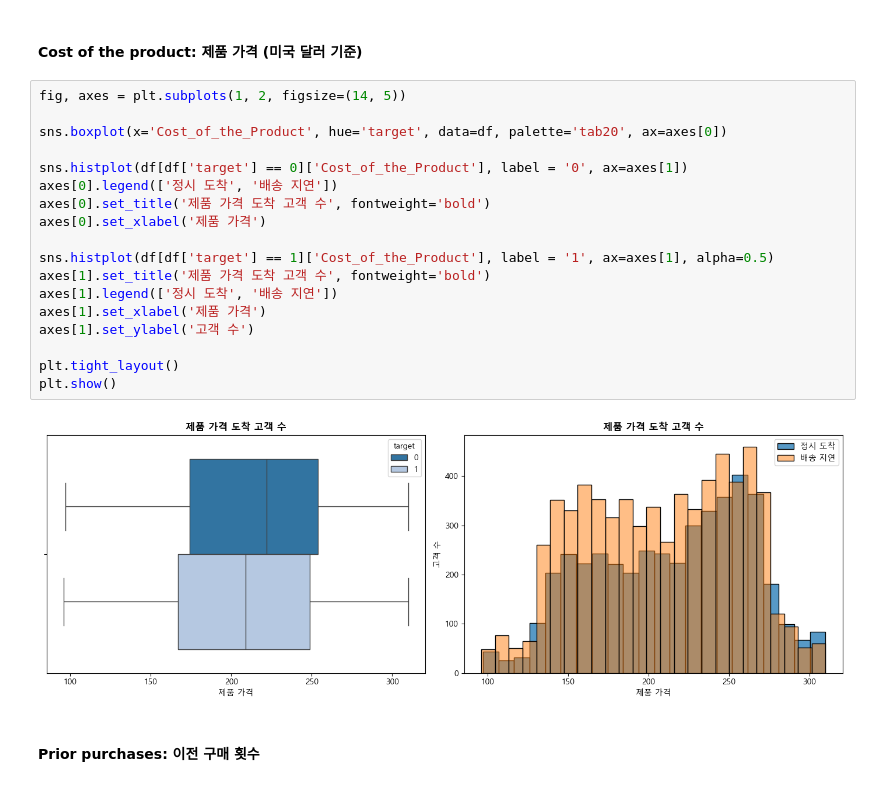
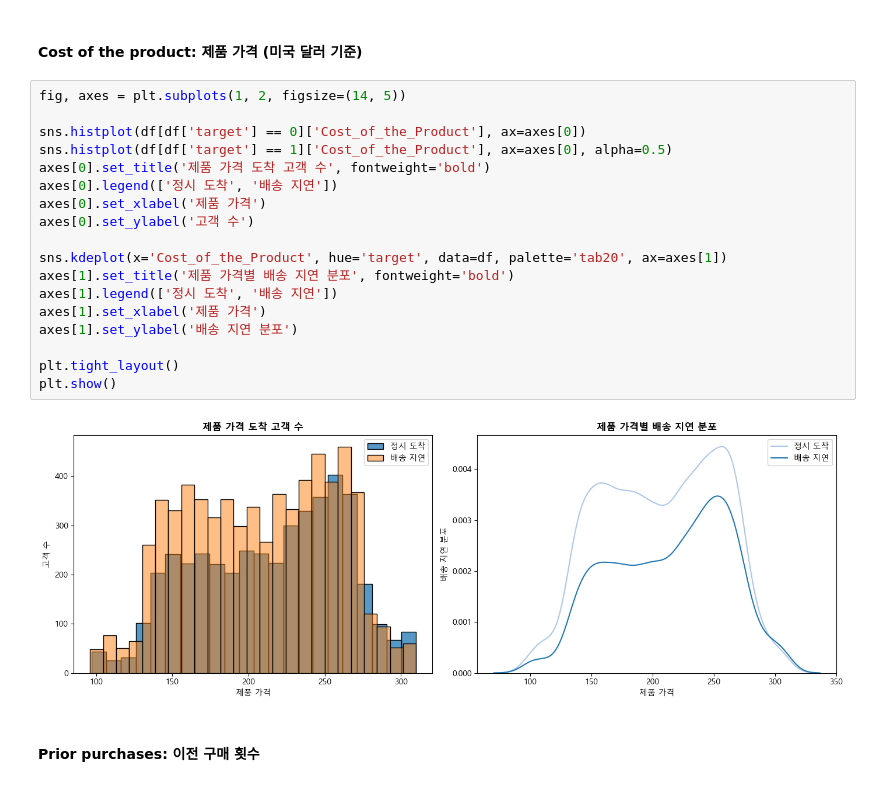
Before and after one commit to dfre1233-sddweq/Ecom_Shipping, a Jupyter notebook: 데이터분석 찬영.ipynb, the cells around one changed output. Cells and saved outputs as stored; diff of their text form.

```diff
--- a/데이터분석 찬영.ipynb
+++ b/데이터분석 찬영.ipynb
@@ -235,23 +235,23 @@ plt.show()
 # %%
 fig, axes = plt.subplots(1, 2, figsize=(14, 5))
 
-sns.boxplot(x='Cost_of_the_Product', hue='target', data=df, palette='tab20', ax=axes[0])
+sns.histplot(df[df['target'] == 0]['Cost_of_the_Product'], ax=axes[0])
+sns.histplot(df[df['target'] == 1]['Cost_of_the_Product'], ax=axes[0], alpha=0.5)
+axes[0].set_title('제품 가격 도착 고객 수', fontweight='bold')
+axes[0].legend(['정시 도착', '배송 지연'])
+axes[0].set_xlabel('제품 가격')
+axes[0].set_ylabel('고객 수')
 
-sns.histplot(df[df['target'] == 0]['Cost_of_the_Product'], label = '0', ax=axes[1])
-axes[0].legend(['정시 도착', '배송 지연'])
-axes[0].set_title('제품 가격 도착 고객 수', fontweight='bold')
-axes[0].set_xlabel('제품 가격')
-
-sns.histplot(df[df['target'] == 1]['Cost_of_the_Product'], label = '1', ax=axes[1], alpha=0.5)
-axes[1].set_title('제품 가격 도착 고객 수', fontweight='bold')
+sns.kdeplot(x='Cost_of_the_Product', hue='target', data=df, palette='tab20', ax=axes[1])
+axes[1].set_title('제품 가격별 배송 지연 분포', fontweight='bold')
 axes[1].legend(['정시 도착', '배송 지연'])
 axes[1].set_xlabel('제품 가격')
-axes[1].set_ylabel('고객 수')
+axes[1].set_ylabel('배송 지연 분포')
 
 plt.tight_layout()
 plt.show()
 # %% [output]
-[figure, old version]
+[figure, new version]
 # %% [markdown]
 #### **Prior purchases**: 이전 구매 횟수
 # %%
```
Also changed, not shown: parts of 3 cells of this notebook.
